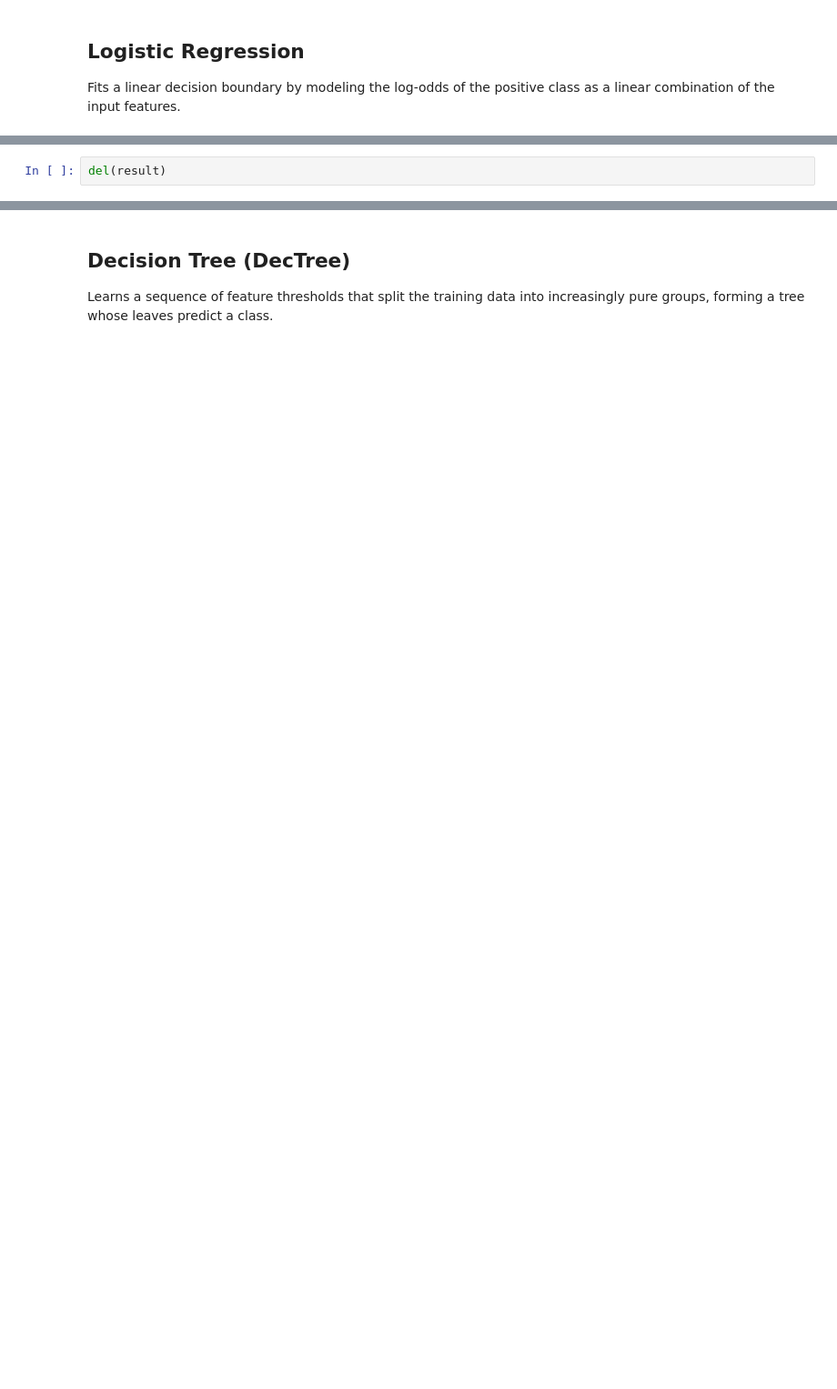
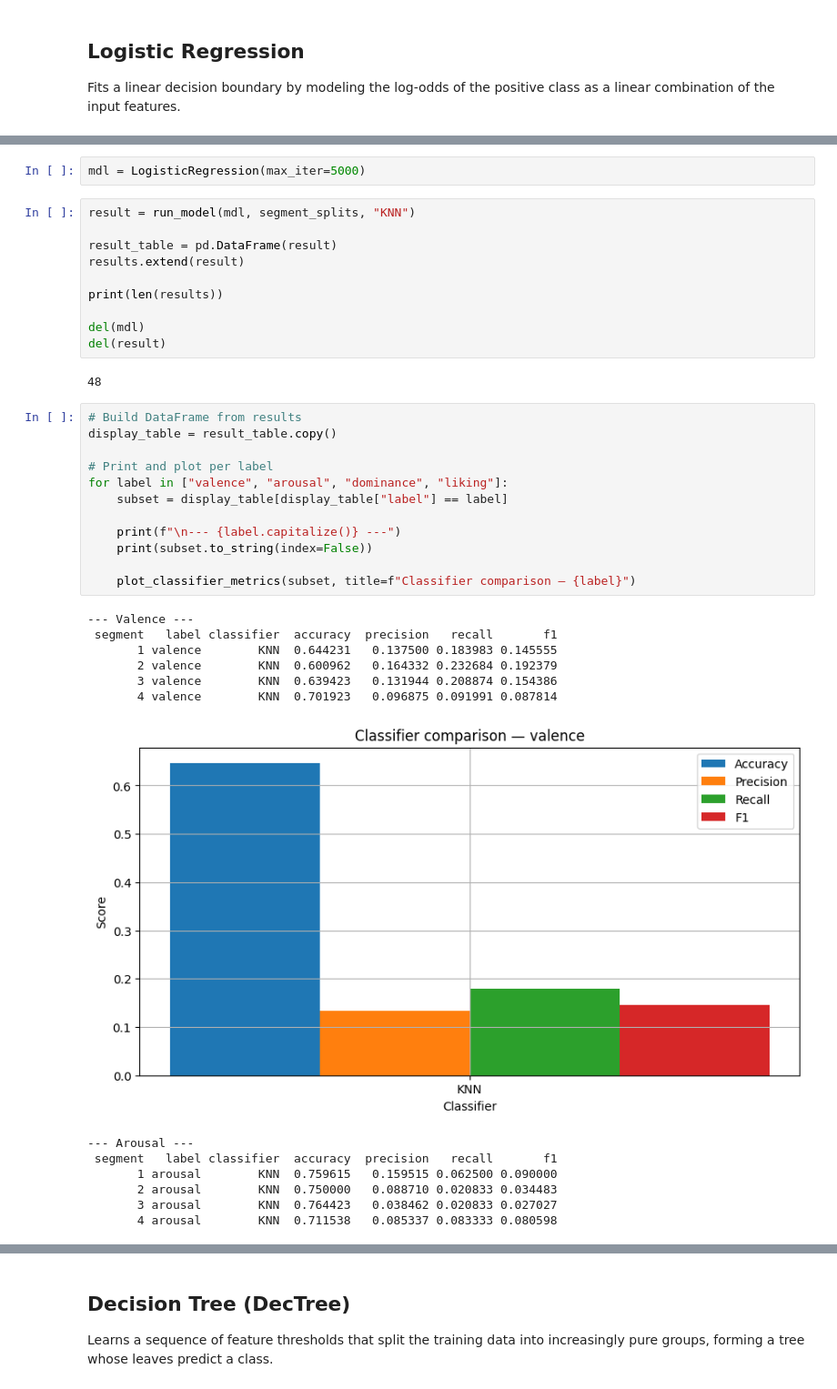
Before and after one commit to lcavagnari/progetto_HCI, a Jupyter notebook: Progetto_HCI.ipynb, the cells around one changed output, grey strips where cells are left out. Shown at 91% size. Cells and saved outputs as stored; diff of their text form; blank space fills up the shorter version.

```diff
--- a/Progetto_HCI.ipynb
+++ b/Progetto_HCI.ipynb
@@ -609,2 +638,40 @@ F1:        0.0563
-# %%
-del(result)
+# %%
+mdl = LogisticRegression(max_iter=5000)
+# %%
+result = run_model(mdl, segment_splits, "KNN")
+
+result_table = pd.DataFrame(result)
+results.extend(result)
+
+print(len(results))
+
+del(mdl)
+del(result)
+# %% [output]
+48
+# %%
+# Build DataFrame from results
+display_table = result_table.copy()
+
+# Print and plot per label
+for label in ["valence", "arousal", "dominance", "liking"]:
+    subset = display_table[display_table["label"] == label]
+
+    print(f"\n--- {label.capitalize()} ---")
+    print(subset.to_string(index=False))
+
+    plot_classifier_metrics(subset, title=f"Classifier comparison — {label}")
+# %% [output]
+--- Valence ---
+ segment   label classifier  accuracy  precision   recall       f1
+       1 valence        KNN  0.644231   0.137500 0.183983 0.145555
+       2 valence        KNN  0.600962   0.164332 0.232684 0.192379
+       3 valence        KNN  0.639423   0.131944 0.208874 0.154386
+       4 valence        KNN  0.701923   0.096875 0.091991 0.087814
+[figure, added]
+--- Arousal ---
+ segment   label classifier  accuracy  precision   recall       f1
+       1 arousal        KNN  0.759615   0.159515 0.062500 0.090000
+       2 arousal        KNN  0.750000   0.088710 0.020833 0.034483
+       3 arousal        KNN  0.764423   0.038462 0.020833 0.027027
+       4 arousal        KNN  0.711538   0.085337 0.083333 0.080598
```
Also changed, not shown: parts of 57 cells of this notebook, 1 other file.
